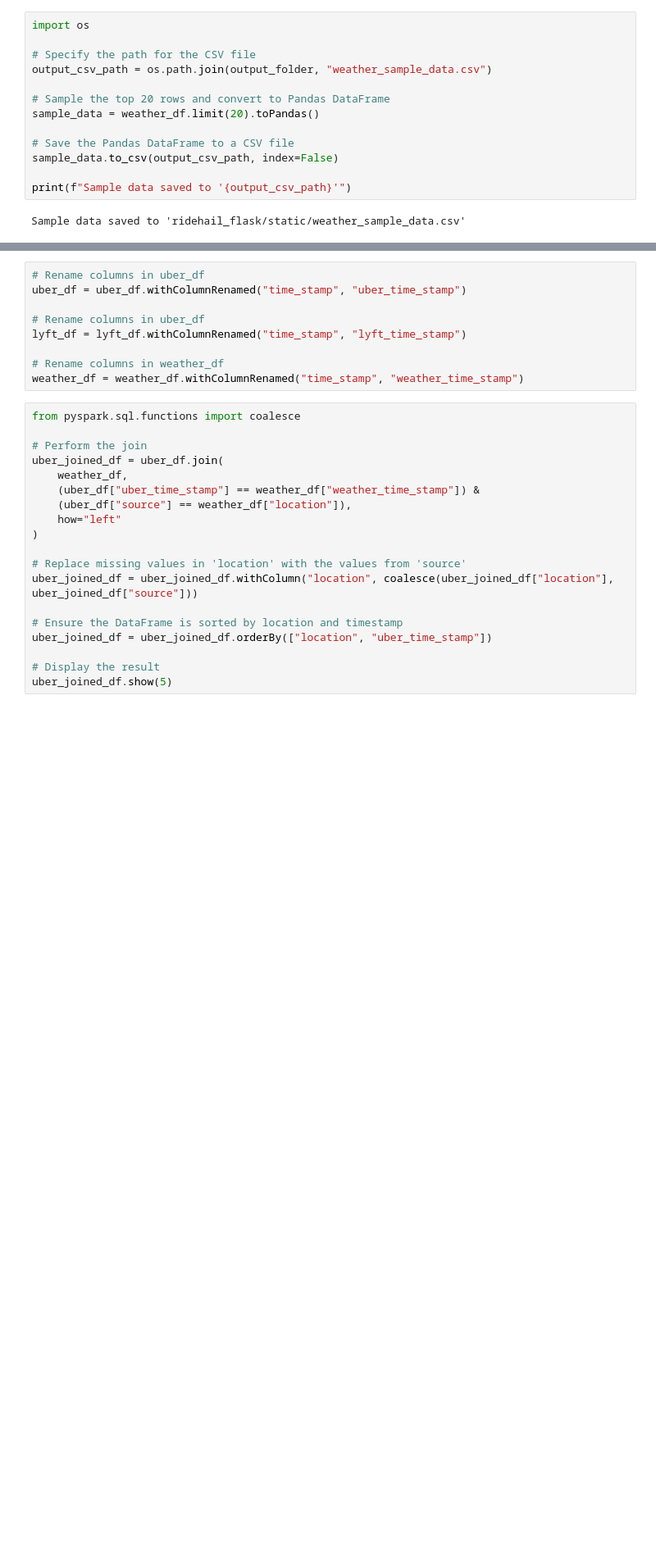
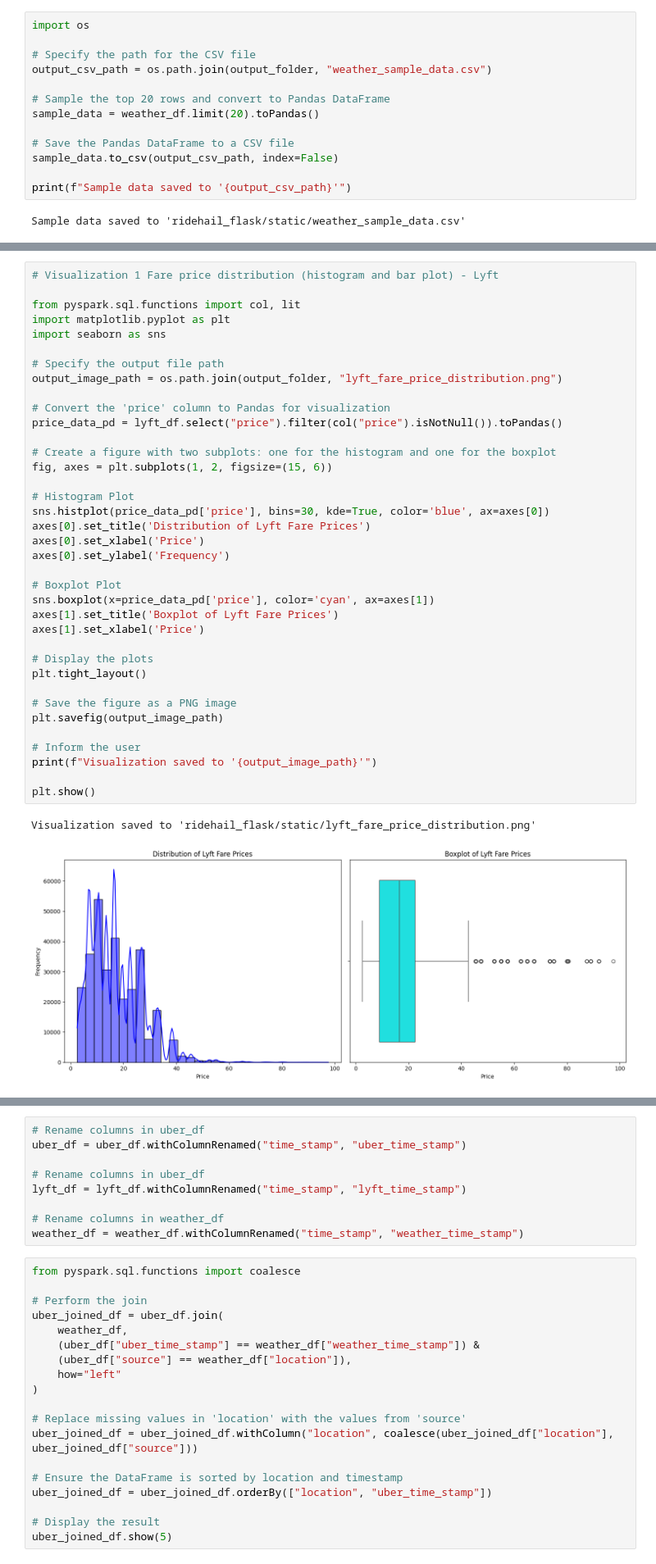
Before and after one commit to rishikamtam12/UberFarePredictor, a Jupyter notebook: dataVisualization.ipynb, the cells around one changed output, grey strips where cells are left out. Shown at 82% size. Cells and saved outputs as stored; diff of their text form; blank space fills up the shorter version.

Commit message:
added charts to flask

```diff
--- a/dataVisualization.ipynb
+++ b/dataVisualization.ipynb
@@ -201,4 +318,44 @@ plt.show()
 [figure]
+# %%
+# Visualization 1 Fare price distribution (histogram and bar plot) - Lyft
+
+from pyspark.sql.functions import col, lit
+import matplotlib.pyplot as plt
+import seaborn as sns
+
+# Specify the output file path
+output_image_path = os.path.join(output_folder, "lyft_fare_price_distribution.png")
+
+# Convert the 'price' column to Pandas for visualization
+price_data_pd = lyft_df.select("price").filter(col("price").isNotNull()).toPandas()
+
+# Create a figure with two subplots: one for the histogram and one for the boxplot
+fig, axes = plt.subplots(1, 2, figsize=(15, 6))
+
+# Histogram Plot
+sns.histplot(price_data_pd['price'], bins=30, kde=True, color='blue', ax=axes[0])
+axes[0].set_title('Distribution of Lyft Fare Prices')
+axes[0].set_xlabel('Price')
+axes[0].set_ylabel('Frequency')
+
+# Boxplot Plot
+sns.boxplot(x=price_data_pd['price'], color='cyan', ax=axes[1])
+axes[1].set_title('Boxplot of Lyft Fare Prices')
+axes[1].set_xlabel('Price')
+
+# Display the plots
+plt.tight_layout()
+
+# Save the figure as a PNG image
+plt.savefig(output_image_path)
+
+# Inform the user
+print(f"Visualization saved to '{output_image_path}'")
+
+plt.show()
+# %% [output]
+Visualization saved to 'ridehail_flask/static/lyft_fare_price_distribution.png'
+[figure, added]
 # %%
 from pyspark.sql import functions as F
 
```
Also changed, not shown: parts of 22 cells of this notebook, 11 other files.
